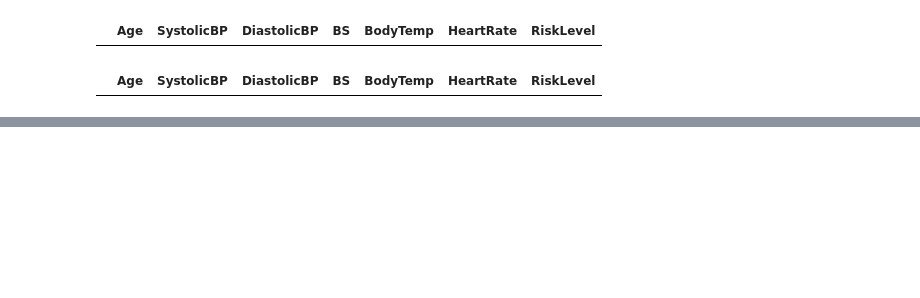
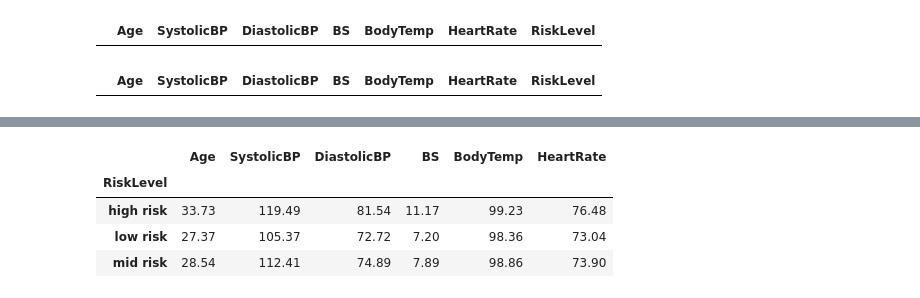
Before and after one commit to xloli20/SIC-MATERNAL-AI, a Jupyter notebook: ml/notebooks/preprocessing.ipynb, the cells around one changed output, grey strips where cells are left out. Cells and saved outputs as stored; diff of their text form; code cells hidden in the pictures; blank space fills up the shorter version.

```diff
--- a/ml/notebooks/preprocessing.ipynb
+++ b/ml/notebooks/preprocessing.ipynb
@@ -314,0 +345,24 @@ df_clean.loc[499, "RiskLevel"]
+# %%
+numeric_cols = [
+    "Age",
+    "SystolicBP",
+    "DiastolicBP",
+    "BS",
+    "BodyTemp",
+    "HeartRate"
+]
+
+Q1 = df_clean[numeric_cols].quantile(0.25)
+Q3 = df_clean[numeric_cols].quantile(0.75)
+
+IQR = Q3 - Q1
+
+lower_bound = Q1 - 1.5 * IQR
+upper_bound = Q3 + 1.5 * IQR
+
+outlier_counts = (
+    (df_clean[numeric_cols] < lower_bound) |
+    (df_clean[numeric_cols] > upper_bound)
+).sum()
+
+outlier_counts
@@ -314,0 +377,8 @@ df_clean.loc[499, "RiskLevel"]
+# %%
+df_clean.groupby("RiskLevel")[numeric_cols].mean().round(2)
+# %% [output]
+|  | Age | SystolicBP | DiastolicBP | BS | BodyTemp | HeartRate |
+| RiskLevel |  |  |  |  |  |  |
+| high risk | 33.73 | 119.49 | 81.54 | 11.17 | 99.23 | 76.48 |
+| low risk | 27.37 | 105.37 | 72.72 | 7.20 | 98.36 | 73.04 |
+| mid risk | 28.54 | 112.41 | 74.89 | 7.89 | 98.86 | 73.90 |
```
Also changed, not shown: parts of 17 cells of this notebook.
